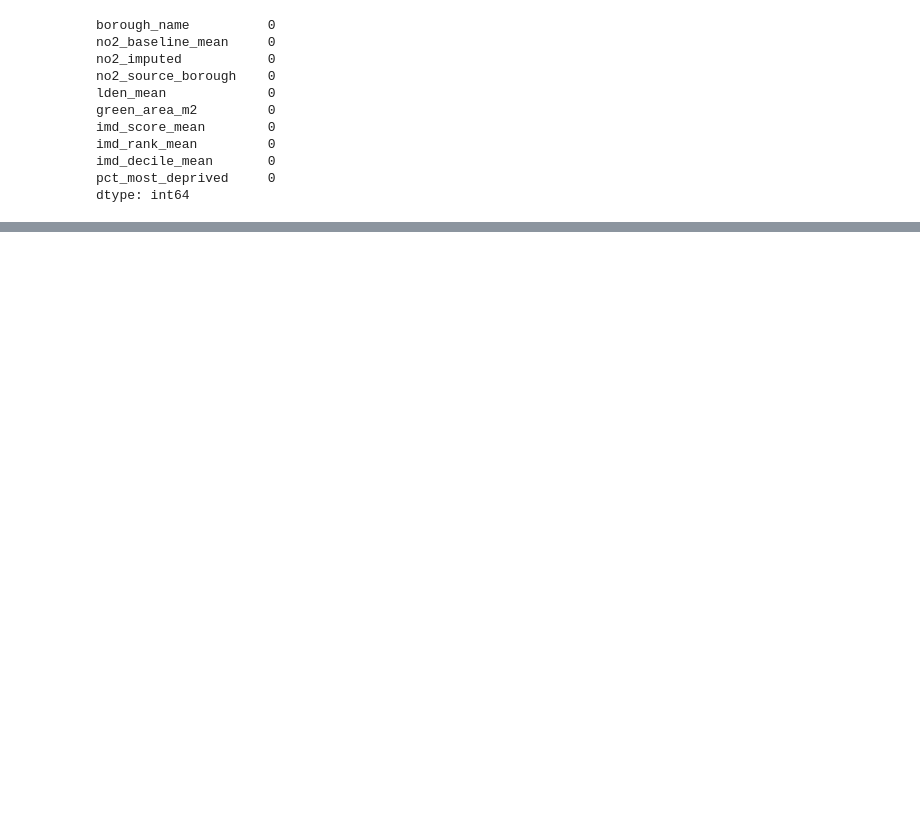
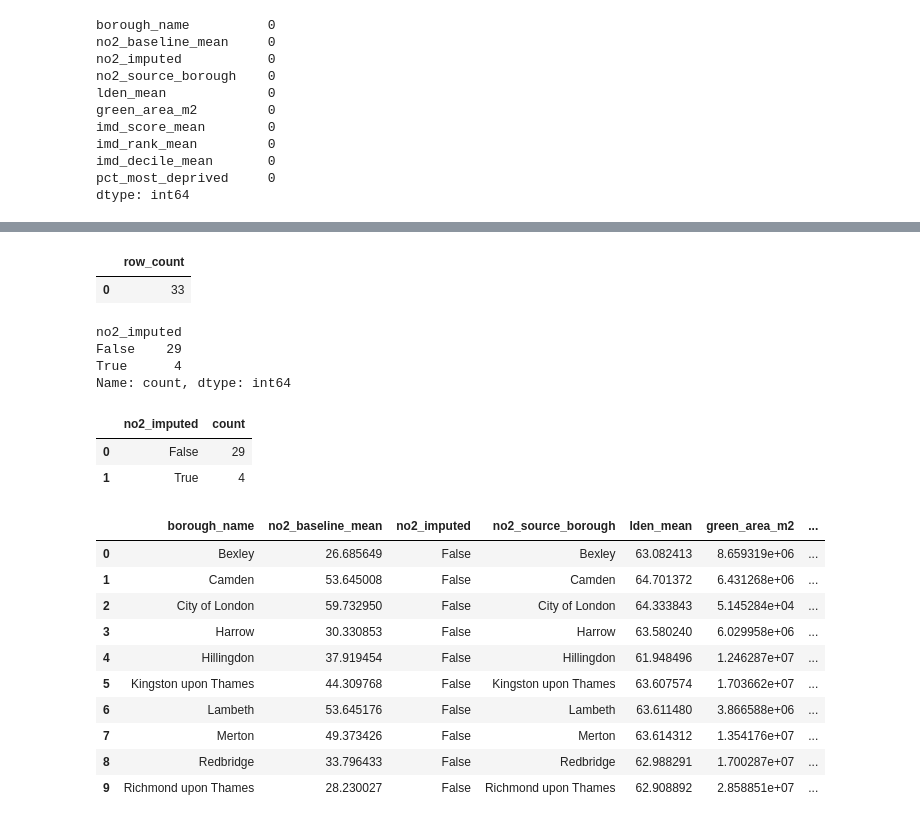
Before and after one commit to Katylll/EnvHealthLondon, a Jupyter notebook: notebooks/02_preprocessing.ipynb, the cells around one changed output, grey strips where cells are left out. Saved outputs shown, nothing was run; the diff lists cells and outputs as text; code cells hidden in the pictures; blank space fills up the shorter version.

```diff
--- a/notebooks/02_preprocessing.ipynb
+++ b/notebooks/02_preprocessing.ipynb
@@ -230,0 +354,29 @@ dtype: int64
+# %%
+query = f"""
+SELECT COUNT(*) AS row_count
+FROM `{BQ_TABLE_MAIN}`
+"""
+
+bq_client.query(query).to_dataframe()
+# %% [output]
+|  | row_count |
+| 0 | 33 |
+# %%
+master["no2_imputed"].value_counts()
+# %% [output]
+no2_imputed
+False    29
+True      4
+Name: count, dtype: int64
+# %%
+query = f"""
+SELECT no2_imputed, COUNT(*) AS count
+FROM `{BQ_TABLE_MAIN}`
+GROUP BY no2_imputed
+"""
+
+bq_client.query(query).to_dataframe()
+# %% [output]
+|  | no2_imputed | count |
+| 0 | False | 29 |
+| 1 | True | 4 |
@@ -230,0 +385,22 @@ dtype: int64
+# %%
+query = f"""
+SELECT *
+FROM `{BQ_TABLE_MAIN}`
+LIMIT 10
+"""
+
+df_check = bq_client.query(query).to_dataframe()
+
+df_check
+# %% [output]
+|  | borough_name | no2_baseline_mean | no2_imputed | no2_source_borough | lden_mean | green_area_m2 | ... |
+| 0 | Bexley | 26.685649 | False | Bexley | 63.082413 | 8.659319e+06 | ... |
+| 1 | Camden | 53.645008 | False | Camden | 64.701372 | 6.431268e+06 | ... |
+| 2 | City of London | 59.732950 | False | City of London | 64.333843 | 5.145284e+04 | ... |
+| 3 | Harrow | 30.330853 | False | Harrow | 63.580240 | 6.029958e+06 | ... |
+| 4 | Hillingdon | 37.919454 | False | Hillingdon | 61.948496 | 1.246287e+07 | ... |
+| 5 | Kingston upon Thames | 44.309768 | False | Kingston upon Thames | 63.607574 | 1.703662e+07 | ... |
+| 6 | Lambeth | 53.645176 | False | Lambeth | 63.611480 | 3.866588e+06 | ... |
+| 7 | Merton | 49.373426 | False | Merton | 63.614312 | 1.354176e+07 | ... |
+| 8 | Redbridge | 33.796433 | False | Redbridge | 62.988291 | 1.700287e+07 | ... |
+| 9 | Richmond upon Thames | 28.230027 | False | Richmond upon Thames | 62.908892 | 2.858851e+07 | ... |
```
Also changed, not shown: parts of 14 cells of this notebook, 1 other file.
